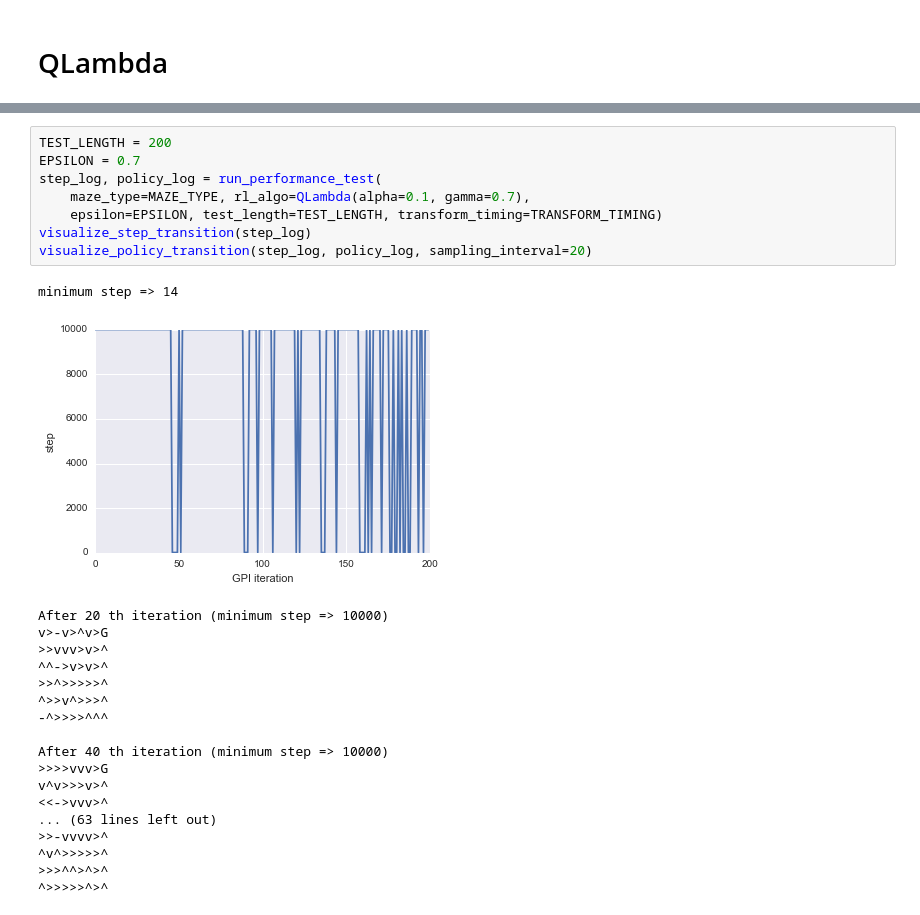
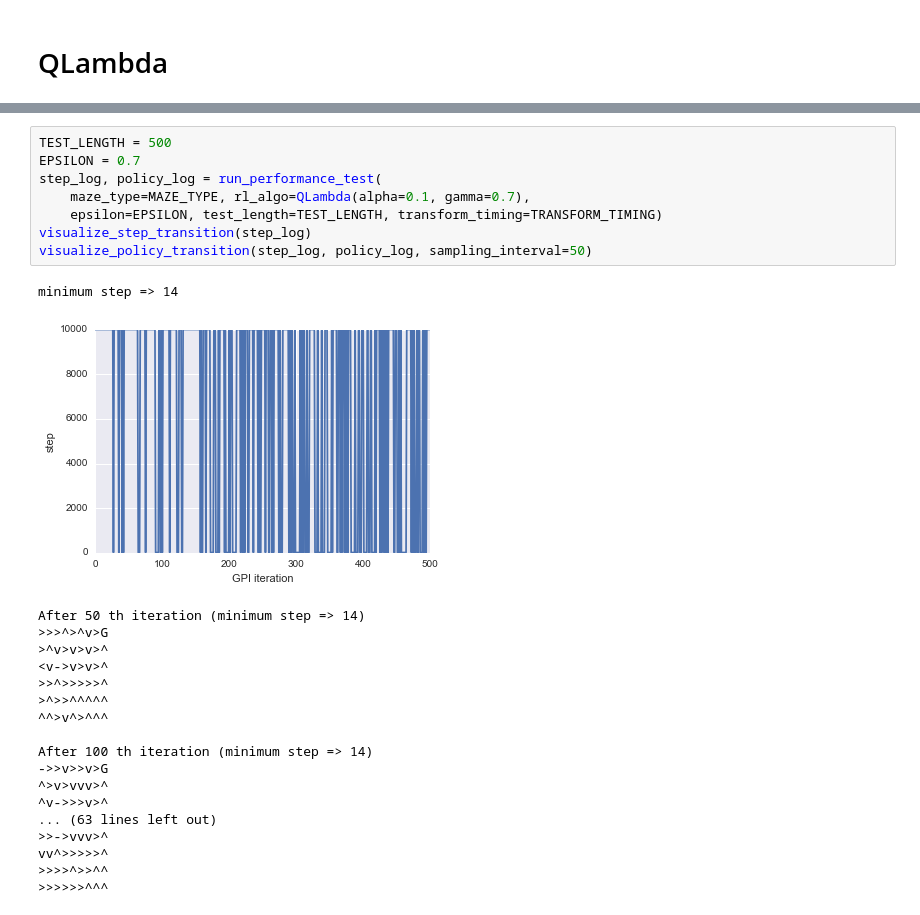
Before and after one commit to ishikota/kyoka, a Jupyter notebook: sample/maze/notebook/maze_keras_value_function_test.ipynb, the cells around one changed output, grey strips where cells are left out. Drawn from its saved outputs; the diff is of its cells as text.

```diff
--- a/sample/maze/notebook/maze_keras_value_function_test.ipynb
+++ b/sample/maze/notebook/maze_keras_value_function_test.ipynb
@@ -265,28 +263,28 @@ v>>^>>^>^
 # %%
-TEST_LENGTH = 200
+TEST_LENGTH = 500
 EPSILON = 0.7
 step_log, policy_log = run_performance_test(
     maze_type=MAZE_TYPE, rl_algo=QLambda(alpha=0.1, gamma=0.7),
     epsilon=EPSILON, test_length=TEST_LENGTH, transform_timing=TRANSFORM_TIMING)
 visualize_step_transition(step_log)
-visualize_policy_transition(step_log, policy_log, sampling_interval=20)
+visualize_policy_transition(step_log, policy_log, sampling_interval=50)
 # %% [output]
 minimum step => 14
-[figure, old version]
+[figure, new version]
-After 20 th iteration (minimum step => 10000)
-v>-v>^v>G
->>vvv>v>^
-^^->v>v>^
+After 50 th iteration (minimum step => 14)
+>>>^>^v>G
+>^v>v>v>^
+<v->v>v>^
 >>^>>>>>^
-^>>v^>>>^
--^>>>>^^^
+>^>>^^^^^
+^^>v^>^^^
 
-After 40 th iteration (minimum step => 10000)
->>>>vvv>G
-v^v>>>v>^
-<<->vvv>^
+After 100 th iteration (minimum step => 14)
+->>v>>v>G
+^>v>vvv>^
+^v->>>v>^
 ... (63 lines left out)
->>-vvvv>^
-^v^>>>>>^
->>>^^>^>^
-^>>>>>^>^
+>>->vvv>^
+vv^>>>>>^
+>>>>^>>^^
+>>>>>>^^^
```
Also changed, not shown: parts of 8 cells of this notebook.
